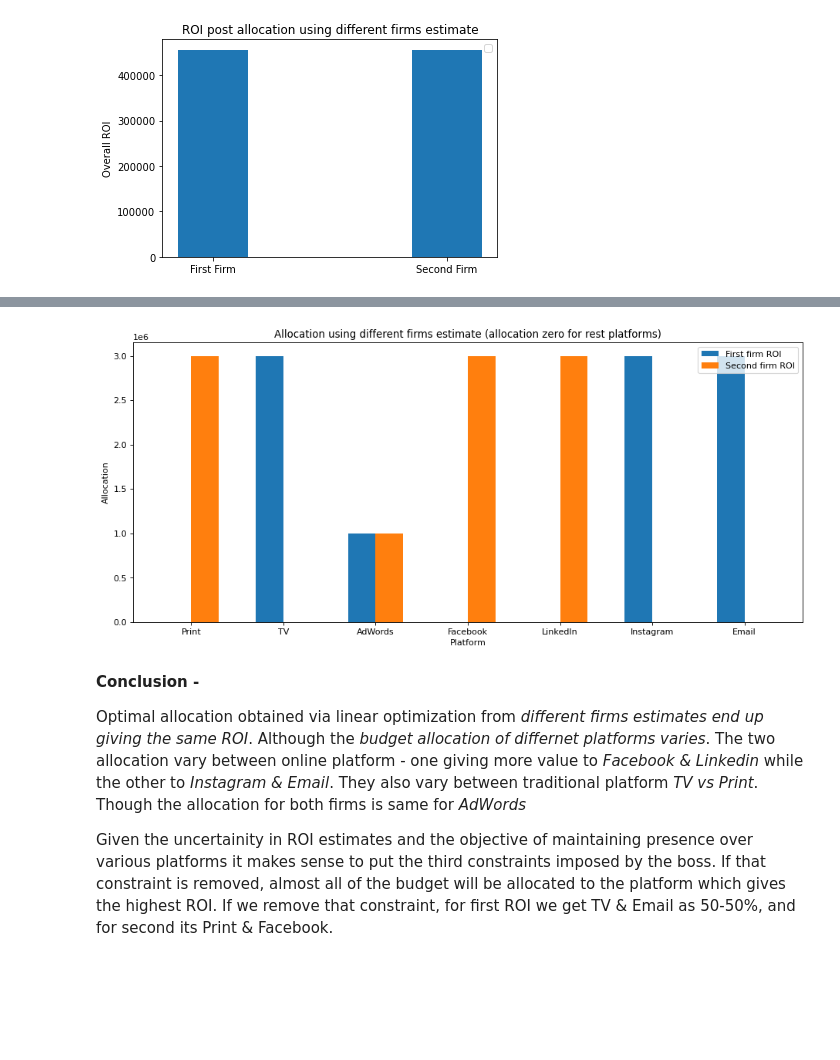
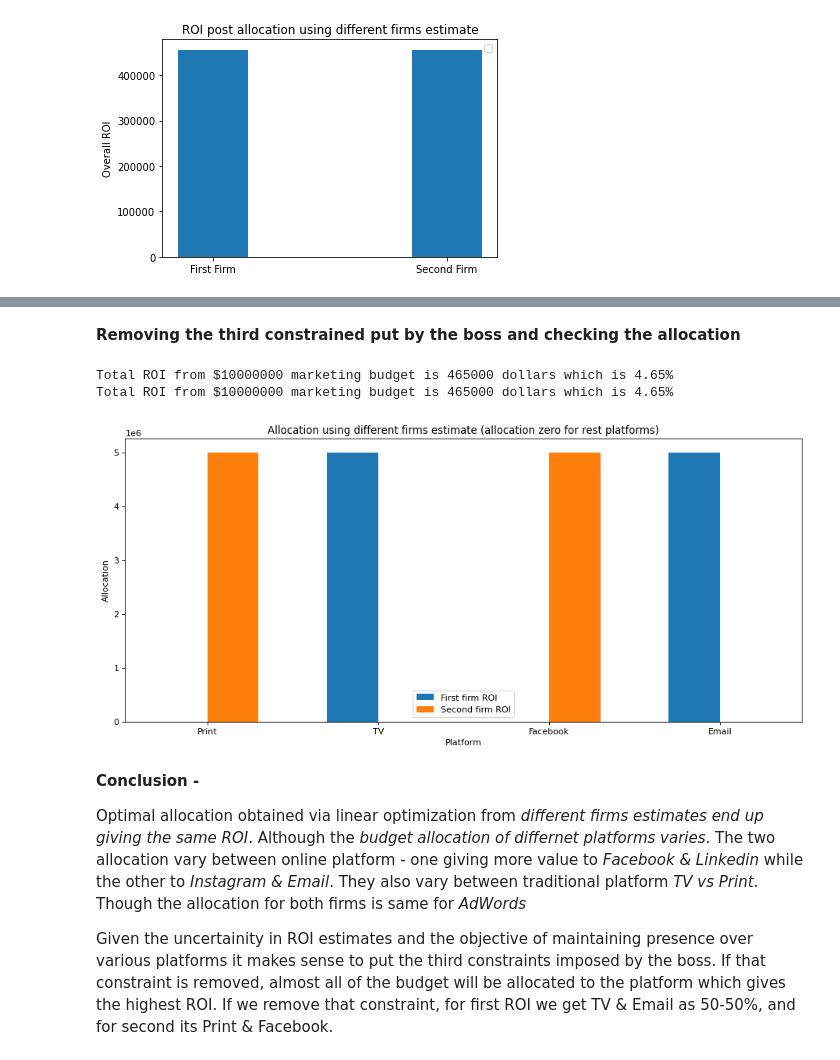
Before and after one commit to vicgpt/Optimization, a Jupyter notebook: project_1/Marketing-Budget-Allocation.ipynb, the cells around one changed output, grey strips where cells are left out. Drawn from its saved outputs; the diff is of its cells as text; code cells hidden in the pictures; blank space fills up the shorter version.

Commit message:
actual estimates for monthly budget update

```diff
--- a/project_1/Marketing-Budget-Allocation.ipynb
+++ b/project_1/Marketing-Budget-Allocation.ipynb
@@ -281,24 +266,57 @@ Total ROI from $10000000 marketing budget is 465000 dollars which is 4.65%
-# %%
-# plotting different firm allocation
-plt.figure(figsize=(14, 6), dpi=80)
-allocation_unconstrained_df = output_unconstrained_df.loc[
-    (output_unconstrained_df['Allocation'] > 0) | (output_unconstrained_df['Second Allocation'] > 0) ,
-    ['Platform', 'Allocation', 'Second Allocation']]
-
-width = 0.3
-ind = ind = np.arange(len(allocation_df))
-plt.xticks(ind + width / 2, allocation_df['Platform'])
-plt.bar(ind, allocation_df['Allocation']*total_budget, label='First firm ROI', width=width)
-plt.bar(ind + width, allocation_df['Second Allocation']*total_budget, label='Second firm ROI', width=width)
-
-plt.xlabel('Platform')
-plt.ylabel('Allocation')
-plt.title('Allocation using different firms estimate (allocation zero for rest platforms)')
-plt.legend()
-plt.savefig('figure/third_constrained_removed_allocation.jpeg')
-plt.show()
-# %% [output]
-[figure, removed]
+# %% [markdown]
+**Removing the third constrained put by the boss and checking the allocation**
+# %%
+# updating constraint limit vector
+b_unconstrained = b.copy()
+b_unconstrained[2:13] = 1
+
+# creating the two models
+adv_model_unconstrained1 = create_model(A, sense, b_unconstrained, obj=roi, opt=gp.GRB.MAXIMIZE)
+adv_model_unconstrained2 = create_model(A, sense, b_unconstrained, obj=second_roi, opt=gp.GRB.MAXIMIZE)
+
+# creating an output df with different firms ROI for Platform allocation
+output_unconstrained_df = roi_df.T.reset_index()
+output_unconstrained_df.columns = output_unconstrained_df.iloc[0]
+output_unconstrained_df = output_unconstrained_df.iloc[1:]
+
+# creating new column in output df for budget allocation
+output_unconstrained_df['Allocation'] = adv_model_unconstrained1.x
+output_unconstrained_df['Second Allocation'] = adv_model_unconstrained2.x
+
+# overall ROI after removing the third constraint
+first_firms_unconstrained_roi_pct = round(adv_model_unconstrained1.objVal*100,3)
+first_firms_unconstrained_roi = round(adv_model_unconstrained1.objVal*total_budget)
+print('Total ROI from ${} marketing budget is {} dollars which is {}%'.format(
+    total_budget, first_firms_unconstrained_roi, first_firms_unconstrained_roi_pct))
+
+second_firms_unconstrained_roi_pct = round(adv_model_unconstrained2.objVal*100,3)
+second_firms_unconstrained_roi = round(adv_model_unconstrained2.objVal*total_budget)
+print('Total ROI from ${} marketing budget is {} dollars which is {}%'.format(
+    total_budget, second_firms_unconstrained_roi, second_firms_unconstrained_roi_pct))
+# %% [output]
+Total ROI from $10000000 marketing budget is 465000 dollars which is 4.65%
+Total ROI from $10000000 marketing budget is 465000 dollars which is 4.65%
+# %%
+# plotting different firm allocation
+plt.figure(figsize=(14, 6), dpi=80)
+allocation_unconstrained_df = output_unconstrained_df.loc[
+    (output_unconstrained_df['Allocation'] > 0) | (output_unconstrained_df['Second Allocation'] > 0) ,
+    ['Platform', 'Allocation', 'Second Allocation']]
+
+width = 0.3
+ind = np.arange(len(allocation_unconstrained_df))
+plt.xticks(ind + width / 2, allocation_unconstrained_df['Platform'])
+plt.bar(ind, allocation_unconstrained_df['Allocation']*total_budget, label='First firm ROI', width=width)
+plt.bar(ind + width, allocation_unconstrained_df['Second Allocation']*total_budget, label='Second firm ROI', width=width)
+
+plt.xlabel('Platform')
+plt.ylabel('Allocation')
+plt.title('Allocation using different firms estimate (allocation zero for rest platforms)')
+plt.legend()
+plt.savefig('figure/third_constrained_removed_allocation.jpeg')
+plt.show()
+# %% [output]
+[figure, added]
 # %% [markdown]
 **Conclusion -**
 
```
Also changed, not shown: parts of 34 cells of this notebook.
